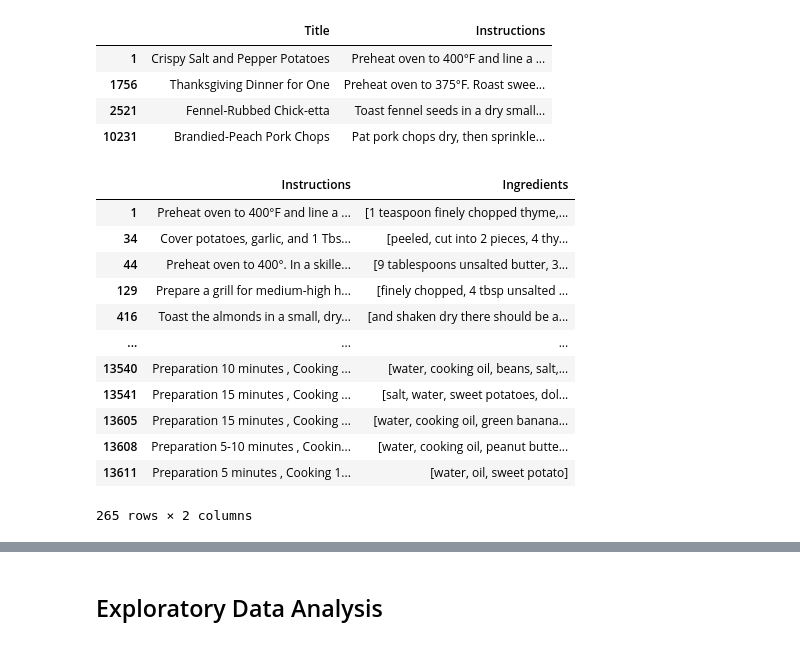
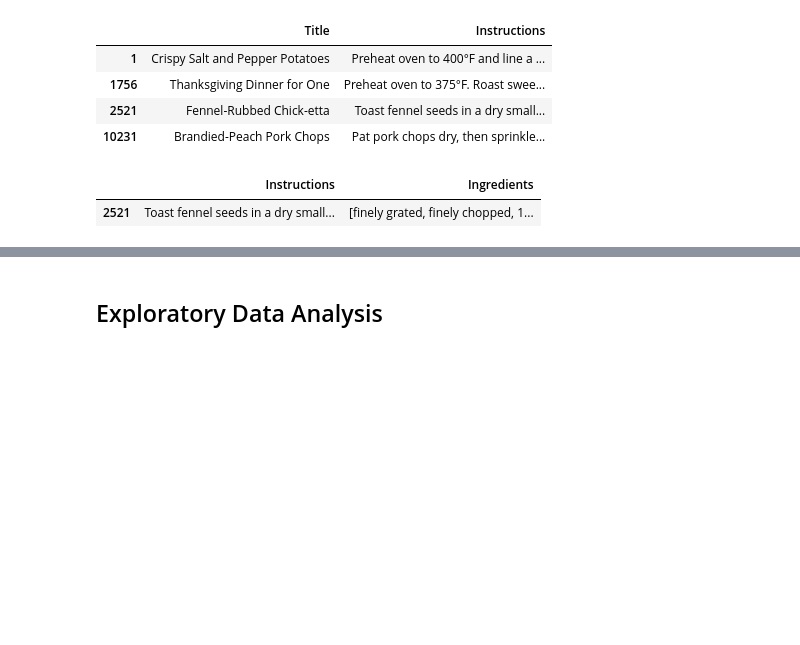
Before and after one commit to Matthewkarani/The-Boma-Pot, a Jupyter notebook: index.ipynb, the cells around one changed output, grey strips where cells are left out. Saved outputs shown, nothing was run; the diff lists cells and outputs as text; code cells hidden in the pictures; blank space fills up the shorter version.

```diff
--- a/index.ipynb
+++ b/index.ipynb
@@ -408,18 +391,6 @@ def recommend_recipes(input_ingredients, combined_df):
         return "No recipe found. Try again."
 
     return matched_recipes[['Title', 'Instructions']]
-# %%
-import re
-
-# Clean title function
-def clean_title(title):
-    # Normalize titles by removing punctuation, converting to lowercase, and stripping extra spaces
-    title = re.sub(r'[^\w\s]', '', title)  # Remove non-word characters
-    title = re.sub(r'\s+', ' ', title).strip().lower()  # Convert to lowercase and strip spaces
-    return title
-
-# Apply title cleaning to the dataset's Title column
-combined_df['Cleaned_Title'] = combined_df['Title'].apply(clean_title)
 # %%
 # Example user input
 user_input = "1 teaspoon finely chopped thyme, ¾ teaspoon f..."
@@ -457,24 +427,13 @@ def get_ingredients_by_title(title_input, combined_df):
     return "No recipe found with that title. Try again."
 # %%
 # Example user input
-user_input = "potatoes"
+user_input = "fennelrubbed chicketta"
 
 # Get recommendations
 recommended_recipes = get_ingredients_by_title(user_input, combined_df)
 
 # Display recommendations
 recommended_recipes
 # %% [output]
 |  | Instructions | Ingredients |
-| 1 | Preheat oven to 400°F and line a ... | [1 teaspoon finely chopped thyme,... |
-| 34 | Cover potatoes, garlic, and 1 Tbs... | [peeled, cut into 2 pieces, 4 thy... |
-| 44 | Preheat oven to 400°. In a skille... | [9 tablespoons unsalted butter, 3... |
-| 129 | Prepare a grill for medium-high h... | [finely chopped, 4 tbsp unsalted ... |
-| 416 | Toast the almonds in a small, dry... | [and shaken dry there should be a... |
-| ... | ... | ... |
-| 13540 | Preparation 10 minutes , Cooking ... | [water, cooking oil, beans, salt,... |
-| 13541 | Preparation 15 minutes , Cooking ... | [salt, water, sweet potatoes, dol... |
-| 13605 | Preparation 15 minutes , Cooking ... | [water, cooking oil, green banana... |
-| 13608 | Preparation 5-10 minutes , Cookin... | [water, cooking oil, peanut butte... |
-| 13611 | Preparation 5 minutes , Cooking 1... | [water, oil, sweet potato] |
+| 2521 | Toast fennel seeds in a dry small... | [finely grated, finely chopped, 1... |
-265 rows × 2 columns
```
Also changed, not shown: parts of 13 cells of this notebook.
